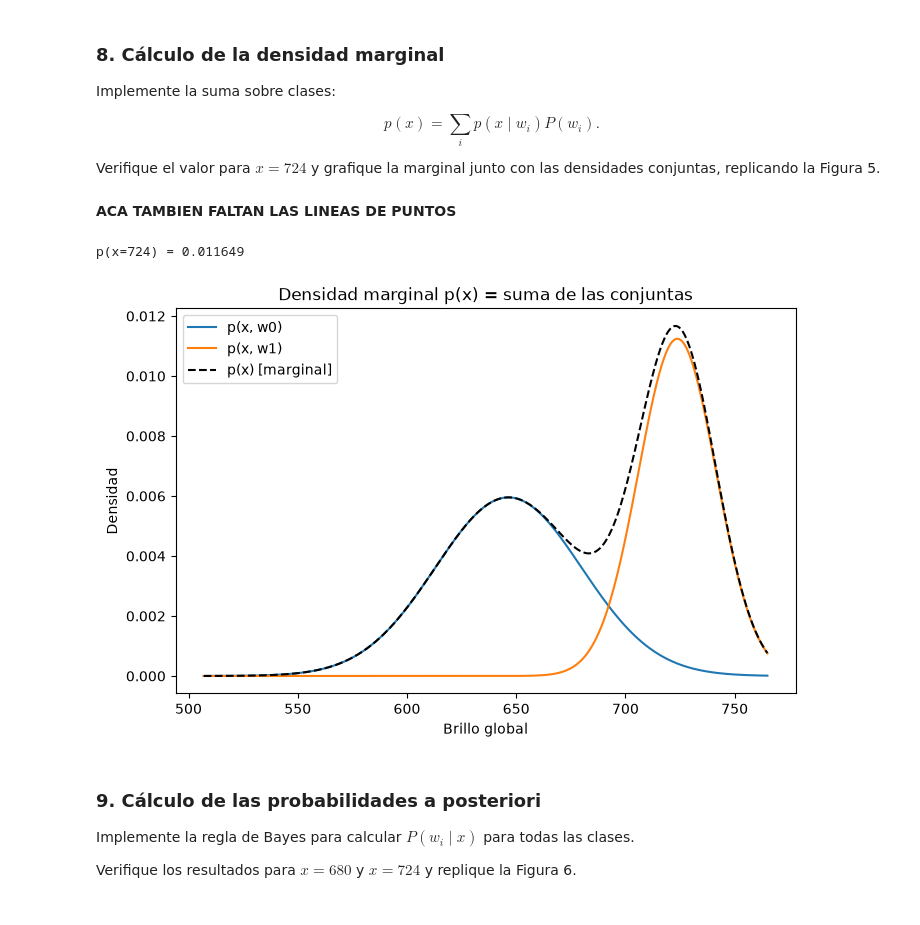
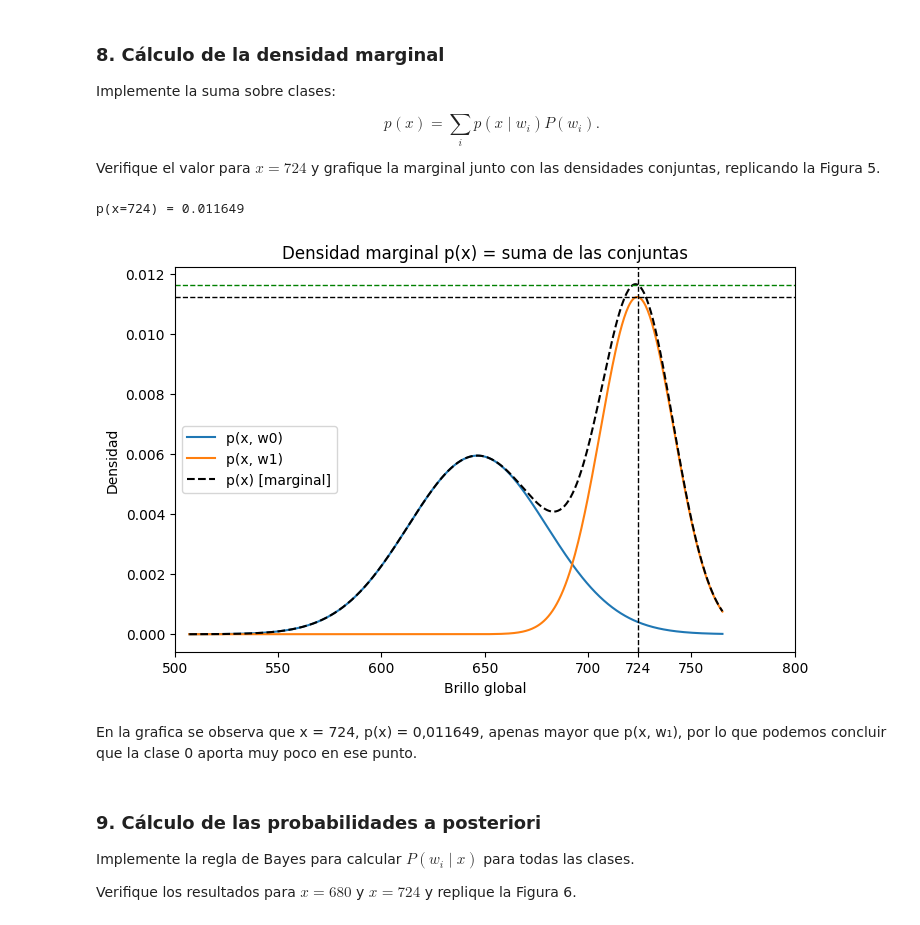
Before and after one commit to LuciaSaravia/Aprendizaje-Automatico, a Jupyter notebook: Actividad7_NaiveBayes_grupo5.ipynb, the cells around one changed output. Drawn from its saved outputs; the diff is of its cells as text; code cells hidden in the pictures.

```diff
--- a/Actividad7_NaiveBayes_grupo5.ipynb
+++ b/Actividad7_NaiveBayes_grupo5.ipynb
@@ -334,29 +339,36 @@ Implemente la suma sobre clases:
 $$p(x)=\sum_i p(x\mid w_i)P(w_i).$$
 
 Verifique el valor para $x=724$ y grafique la marginal junto con las densidades conjuntas, replicando la Figura 5.
-# %% [markdown]
-**ACA TAMBIEN FALTAN LAS LINEAS DE PUNTOS**
 # %%
 def densidad_marginal(x, mu0, std0, P0, mu1, std1, P1):
     """p(x) = p(x,w0) + p(x,w1), suma sobre todas las clases"""
     return densidad_conjunta(x, mu0, std0, P0) + densidad_conjunta(x, mu1, std1, P1)
 
 marginal_vals = densidad_marginal(x_vals, mu0, std0, P_w0, mu1, std1, P_w1)
 marginal_check = densidad_marginal(x_check, mu0, std0, P_w0, mu1, std1, P_w1)
 print(f"p(x={x_check}) = {marginal_check:.6f}")
 
 plt.figure(figsize=(8, 5))
 plt.plot(x_vals, joint0_vals, label="p(x, w0)")
 plt.plot(x_vals, joint1_vals, label="p(x, w1)")
 plt.plot(x_vals, marginal_vals, "k--", label="p(x) [marginal]")
+plt.axvline(x=x_check, color='black', linestyle='--', linewidth=1)
+plt.axhline(y=joint1_check, color='black', linestyle='--', linewidth=1)
+plt.axhline(y=marginal_check, color='green', linestyle='--', linewidth=1)
+plt.xticks(sorted(set(list(plt.xticks()[0]) + [x_check])))
+
+plt.xlim(500, 800)
+
 plt.xlabel("Brillo global")
 plt.ylabel("Densidad")
 plt.legend()
 plt.title("Densidad marginal p(x) = suma de las conjuntas")
 plt.show()
 # %% [output]
 p(x=724) = 0.011649
-[figure, old version]
+[figure, new version]
+# %% [markdown]
+En la grafica se observa que x = 724, p(x) = 0,011649, apenas mayor que p(x, w₁), por lo que podemos concluir que la clase 0 aporta muy poco en ese punto.
 # %% [markdown]
 ### 9. Cálculo de las probabilidades a posteriori
 
```
Also changed, not shown: parts of 27 cells of this notebook.
